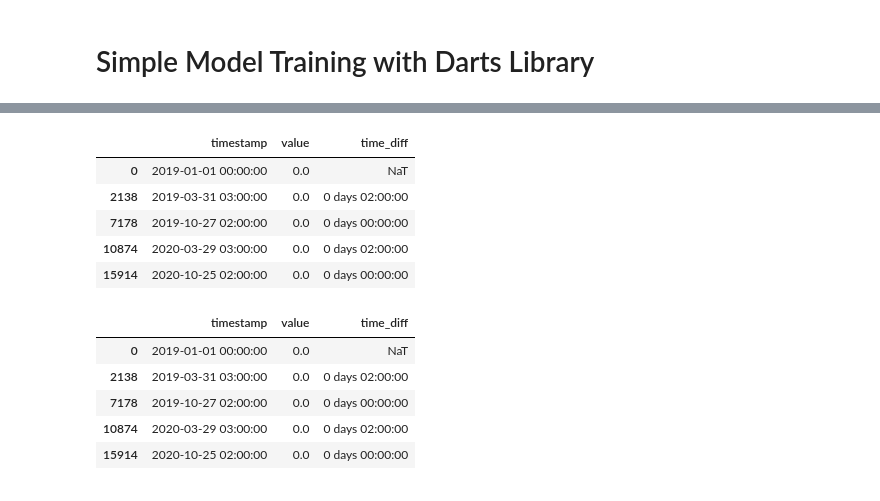
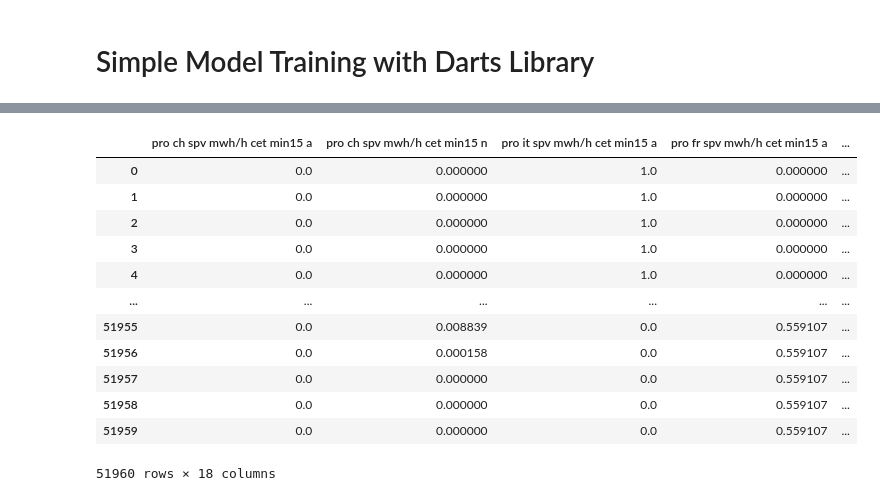
Before and after one commit to iffthomas/Axpo-Datathon-Challenge-2024, a Jupyter notebook: notebooks/spot_market.ipynb, the cells around one changed output, grey strips where cells are left out. Saved outputs shown, nothing was run; the diff lists cells and outputs as text; code cells hidden in the pictures.

```diff
--- a/notebooks/spot_market.ipynb
+++ b/notebooks/spot_market.ipynb
@@ -44,2 +43,2 @@ def assemble_dataframe(time_start, time_end, config_file_path='../apiconfig.ini'
 # %%
-data = assemble_dataframe('2019-01-01', '2020-12-05')
+data = assemble_dataframe('2015-01-01', '2020-12-05')
@@ -60,0 +59,2 @@ Freq: H, Name: pro ch spv mwh/h cet min15 a, Length: 16896, dtype: float64
+# %%
+pd_dataframe = data
@@ -119,18 +110,19 @@ shifted
-# %%
-indexes_not_hourly
-# %% [output]
-|  | timestamp | value | time_diff |
-| 0 | 2019-01-01 00:00:00 | 0.0 | NaT |
-| 2138 | 2019-03-31 03:00:00 | 0.0 | 0 days 02:00:00 |
-| 7178 | 2019-10-27 02:00:00 | 0.0 | 0 days 00:00:00 |
-| 10874 | 2020-03-29 03:00:00 | 0.0 | 0 days 02:00:00 |
-| 15914 | 2020-10-25 02:00:00 | 0.0 | 0 days 00:00:00 |
-# %%
-pd_dataframe[pd_dataframe["time_diff"] != pd.Timedelta('0 days 01:00:00')]
-# %% [output]
-|  | timestamp | value | time_diff |
-| 0 | 2019-01-01 00:00:00 | 0.0 | NaT |
-| 2138 | 2019-03-31 03:00:00 | 0.0 | 0 days 02:00:00 |
-| 7178 | 2019-10-27 02:00:00 | 0.0 | 0 days 00:00:00 |
-| 10874 | 2020-03-29 03:00:00 | 0.0 | 0 days 02:00:00 |
-| 15914 | 2020-10-25 02:00:00 | 0.0 | 0 days 00:00:00 |
+# %%
+#select the columns that are float or int
+shifted_df_numeric = shifted_df.select_dtypes(include=['float64', 'int64'])
+
+shifted_df
+# %% [output]
+|  | pro ch spv mwh/h cet min15 a | pro ch spv mwh/h cet min15 n | pro it spv mwh/h cet min15 a | pro fr spv mwh/h cet min15 a | ... |
+| 0 | 0.0 | 0.000000 | 1.0 | 0.000000 | ... |
+| 1 | 0.0 | 0.000000 | 1.0 | 0.000000 | ... |
+| 2 | 0.0 | 0.000000 | 1.0 | 0.000000 | ... |
+| 3 | 0.0 | 0.000000 | 1.0 | 0.000000 | ... |
+| 4 | 0.0 | 0.000000 | 1.0 | 0.000000 | ... |
+| ... | ... | ... | ... | ... | ... |
+| 51955 | 0.0 | 0.008839 | 0.0 | 0.559107 | ... |
+| 51956 | 0.0 | 0.000158 | 0.0 | 0.559107 | ... |
+| 51957 | 0.0 | 0.000000 | 0.0 | 0.559107 | ... |
+| 51958 | 0.0 | 0.000000 | 0.0 | 0.559107 | ... |
+| 51959 | 0.0 | 0.000000 | 0.0 | 0.559107 | ... |
+51960 rows × 18 columns
```
Also changed, not shown: parts of 17 cells of this notebook.
